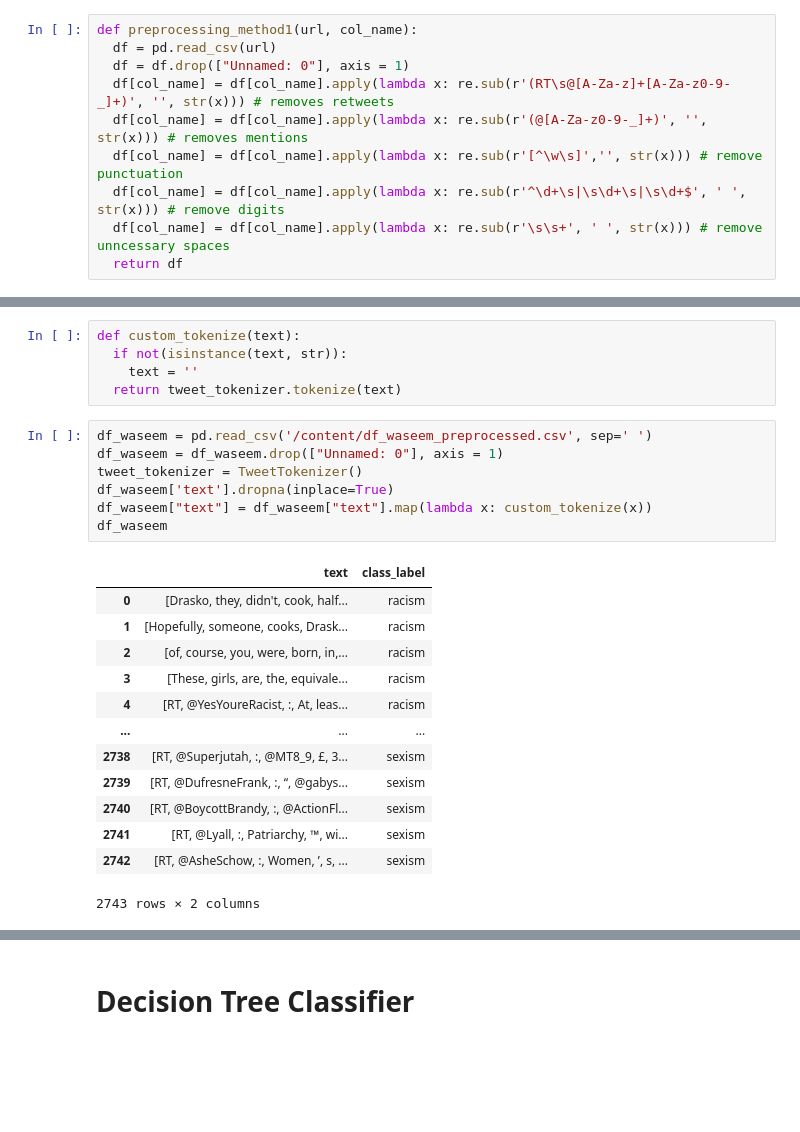
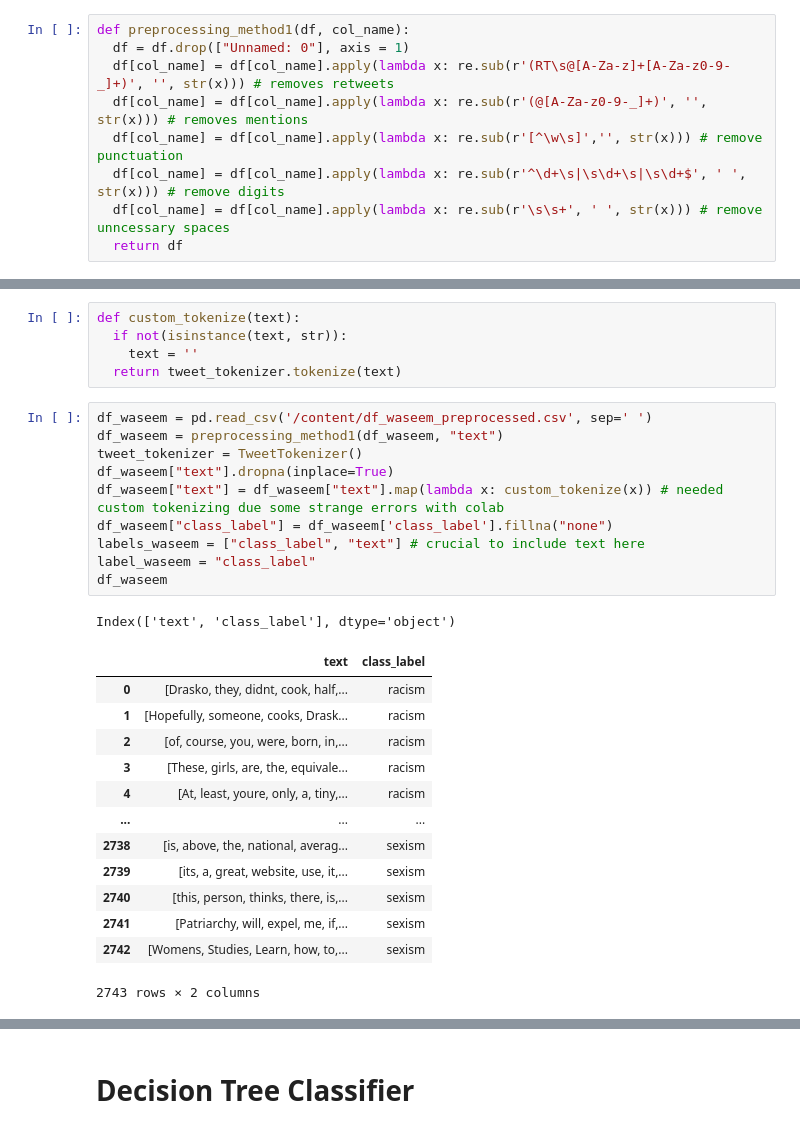
Before and after one commit to zuziamatysiak/cis419-hate-speech, a Jupyter notebook: colab notebooks/CIS_419_Project.ipynb, the cells around one changed output, grey strips where cells are left out. Cells and saved outputs as stored; diff of their text form; blank space fills up the shorter version.

Commit message:
preprocessing of waseem + making models reusable for multiple datasets

```diff
--- a/colab notebooks/CIS_419_Project.ipynb
+++ b/colab notebooks/CIS_419_Project.ipynb
@@ -30,8 +30,7 @@ Requirement already satisfied: joblib>=0.11 in /usr/local/lib/python3.7/dist-pac
 # %% [markdown]
 This is a function that preprocesses the data in the following way: it drops the Unnamed:0 column, get rids of RT and mentiones in the data.
 # %%
-def preprocessing_method1(url, col_name):
-  df = pd.read_csv(url)
+def preprocessing_method1(df, col_name):
   df = df.drop(["Unnamed: 0"], axis = 1)
   df[col_name] = df[col_name].apply(lambda x: re.sub(r'(RT\s@[A-Za-z]+[A-Za-z0-9-_]+)', '', str(x))) # removes retweets
   df[col_name] = df[col_name].apply(lambda x: re.sub(r'(@[A-Za-z0-9-_]+)', '', str(x))) # removes mentions
@@ -102,22 +104,26 @@ def custom_tokenize(text):
   return tweet_tokenizer.tokenize(text)
 # %%
 df_waseem = pd.read_csv('/content/df_waseem_preprocessed.csv', sep=' ')
-df_waseem = df_waseem.drop(["Unnamed: 0"], axis = 1)
+df_waseem = preprocessing_method1(df_waseem, "text")
 tweet_tokenizer = TweetTokenizer()
-df_waseem['text'].dropna(inplace=True)
-df_waseem["text"] = df_waseem["text"].map(lambda x: custom_tokenize(x))
+df_waseem["text"].dropna(inplace=True)
+df_waseem["text"] = df_waseem["text"].map(lambda x: custom_tokenize(x)) # needed custom tokenizing due some strange errors with colab
+df_waseem["class_label"] = df_waseem['class_label'].fillna("none")
+labels_waseem = ["class_label", "text"] # crucial to include text here
+label_waseem = "class_label"
 df_waseem
 # %% [output]
+Index(['text', 'class_label'], dtype='object')
 |  | text | class_label |
-| 0 | [Drasko, they, didn't, cook, half... | racism |
+| 0 | [Drasko, they, didnt, cook, half,... | racism |
 | 1 | [Hopefully, someone, cooks, Drask... | racism |
 | 2 | [of, course, you, were, born, in,... | racism |
 | 3 | [These, girls, are, the, equivale... | racism |
-| 4 | [RT, @YesYoureRacist, :, At, leas... | racism |
+| 4 | [At, least, youre, only, a, tiny,... | racism |
 | ... | ... | ... |
-| 2738 | [RT, @Superjutah, :, @MT8_9, £, 3... | sexism |
-| 2739 | [RT, @DufresneFrank, :, “, @gabys... | sexism |
-| 2740 | [RT, @BoycottBrandy, :, @ActionFl... | sexism |
-| 2741 | [RT, @Lyall, :, Patriarchy, ™, wi... | sexism |
-| 2742 | [RT, @AsheSchow, :, Women, ’, s, ... | sexism |
+| 2738 | [is, above, the, national, averag... | sexism |
+| 2739 | [its, a, great, website, use, it,... | sexism |
+| 2740 | [this, person, thinks, there, is,... | sexism |
+| 2741 | [Patriarchy, will, expel, me, if,... | sexism |
+| 2742 | [Womens, Studies, Learn, how, to,... | sexism |
-2743 rows × 2 columns
+2743 rows × 2 columns
```
Also changed, not shown: parts of 11 cells of this notebook, 2 other files.
